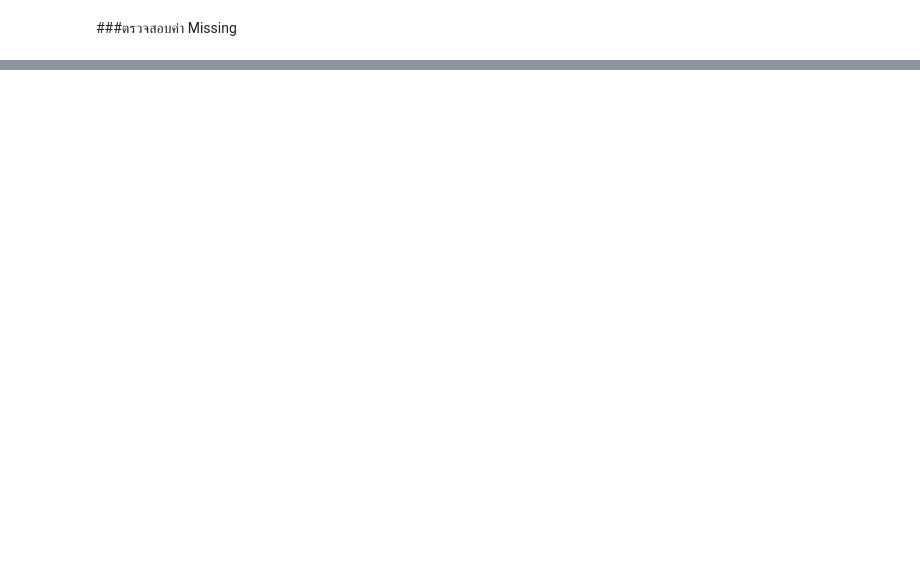
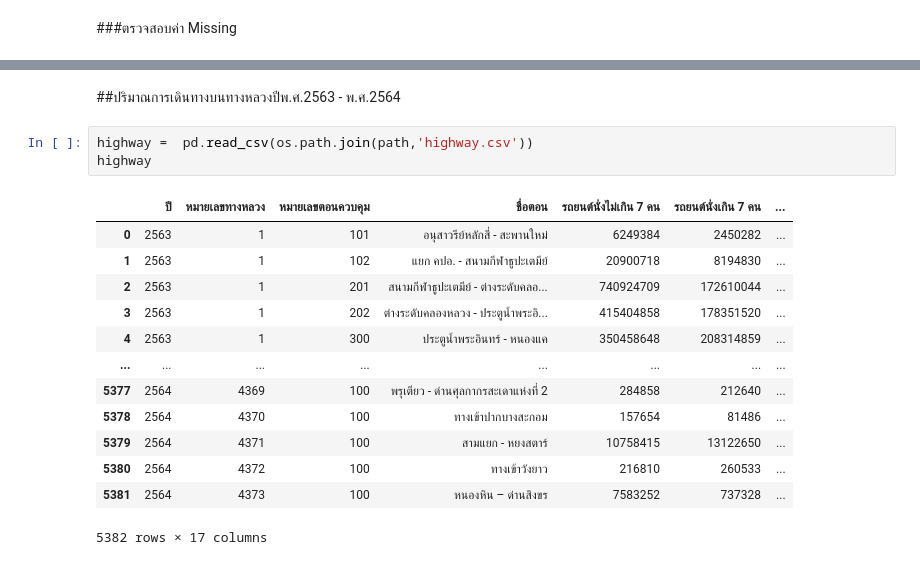
Before and after one commit to Nunticha24/data_viz_2022, a Jupyter notebook: Project_Dinosaur.ipynb, the cells around one changed output, grey strips where cells are left out. Saved outputs shown, nothing was run; the diff lists cells and outputs as text; blank space fills up the shorter version.

```diff
--- a/Project_Dinosaur.ipynb
+++ b/Project_Dinosaur.ipynb
@@ -139,0 +250,19 @@ dtype: bool
+# %% [markdown]
+##ปริมาณการเดินทางบนทางหลวงปีพ.ศ.2563 - พ.ศ.2564
+# %%
+highway =  pd.read_csv(os.path.join(path,'highway.csv'))
+highway
+# %% [output]
+|  | ปี | หมายเลขทางหลวง | หมายเลขตอนควบคุม | ชื่อตอน | รถยนต์นั่งไม่เกิน 7 คน | รถยนต์นั่งเกิน 7 คน | ... |
+| 0 | 2563 | 1 | 101 | อนุสาวรีย์หลักสี่ - สะพานใหม่ | 6249384 | 2450282 | ... |
+| 1 | 2563 | 1 | 102 | แยก คปอ. - สนามกีฬาธูปะเตมีย์ | 20900718 | 8194830 | ... |
+| 2 | 2563 | 1 | 201 | สนามกีฬาธูปะเตมีย์ - ต่างระดับคลอ... | 740924709 | 172610044 | ... |
+| 3 | 2563 | 1 | 202 | ต่างระดับคลองหลวง - ประตูน้ำพระอิ... | 415404858 | 178351520 | ... |
+| 4 | 2563 | 1 | 300 | ประตูน้ำพระอินทร์ - หนองแค | 350458648 | 208314859 | ... |
+| ... | ... | ... | ... | ... | ... | ... | ... |
+| 5377 | 2564 | 4369 | 100 | พรุเตียว - ด่านศุลกากรสะเดาแห่งที่ 2 | 284858 | 212640 | ... |
+| 5378 | 2564 | 4370 | 100 | ทางเข้าปากบางสะกอม | 157654 | 81486 | ... |
+| 5379 | 2564 | 4371 | 100 | สามแยก - หยงสตาร์ | 10758415 | 13122650 | ... |
+| 5380 | 2564 | 4372 | 100 | ทางเข้าวังยาว | 216810 | 260533 | ... |
+| 5381 | 2564 | 4373 | 100 | หนองหิน – ด่านสิงขร | 7583252 | 737328 | ... |
+5382 rows × 17 columns
```
Also changed, not shown: parts of 16 cells of this notebook.
